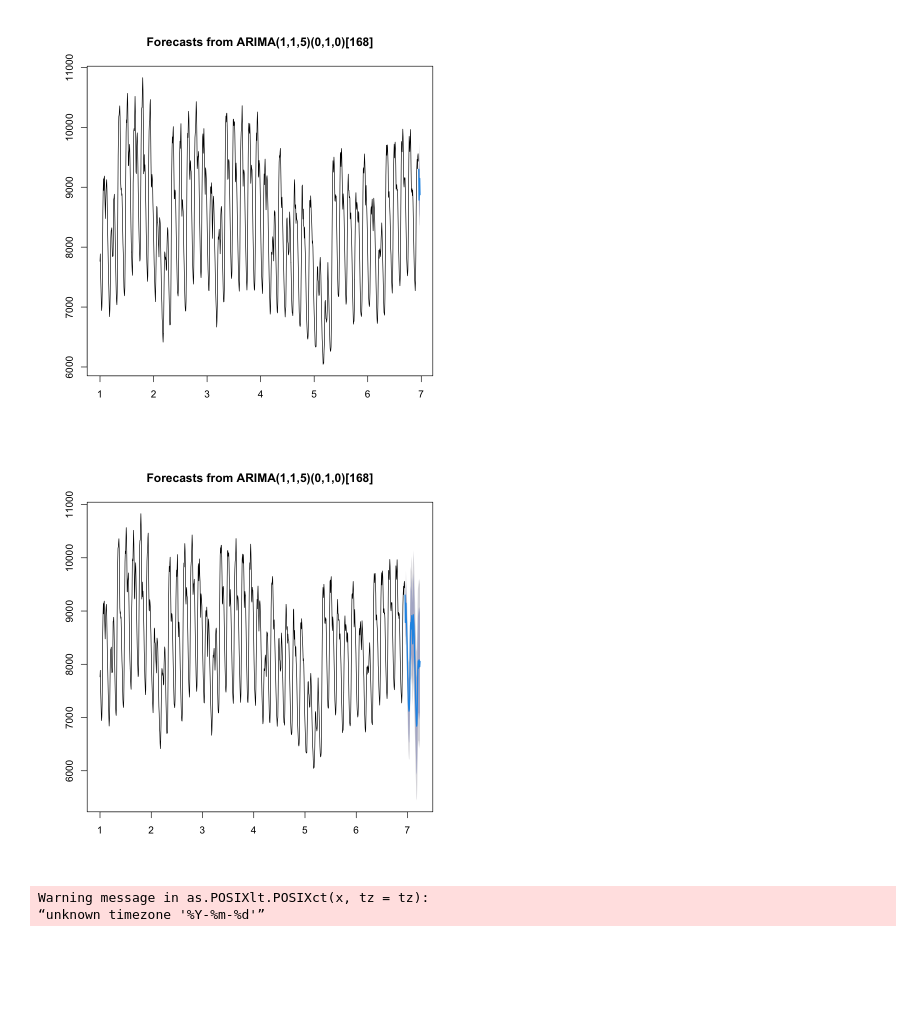
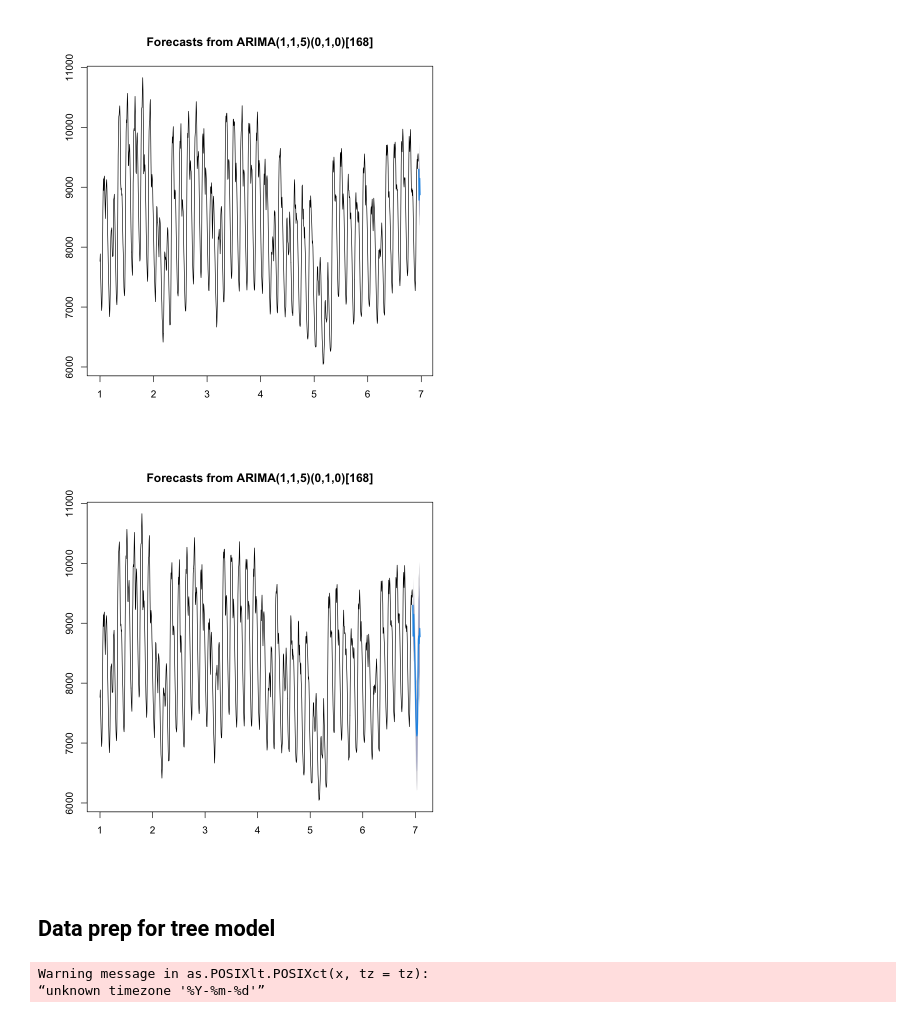
Before and after one commit to emmandecena/jpbook, a Jupyter notebook: book/docs/electricitymarkets/demand.ipynb, the cells around one changed output. Saved outputs shown, nothing was run; the diff lists cells and outputs as text; code cells hidden in the pictures; blank space fills up the shorter version.

```diff
--- a/book/docs/electricitymarkets/demand.ipynb
+++ b/book/docs/electricitymarkets/demand.ipynb
@@ -126,9 +101,11 @@ plot(forecast(fit, 5))
 # %% [output]
 [figure]
 # %%
-plot(forecast(fit, 50))
+plot(forecast(fit, 24))
 # %% [output]
-[figure, old version]
+[figure, new version]
+# %% [markdown]
+## Data prep for tree model
 # %%
 # remove last date
 dt  <- dt[-nrow(dt),]
```
Also changed, not shown: parts of 8 cells of this notebook, 12 other files.
